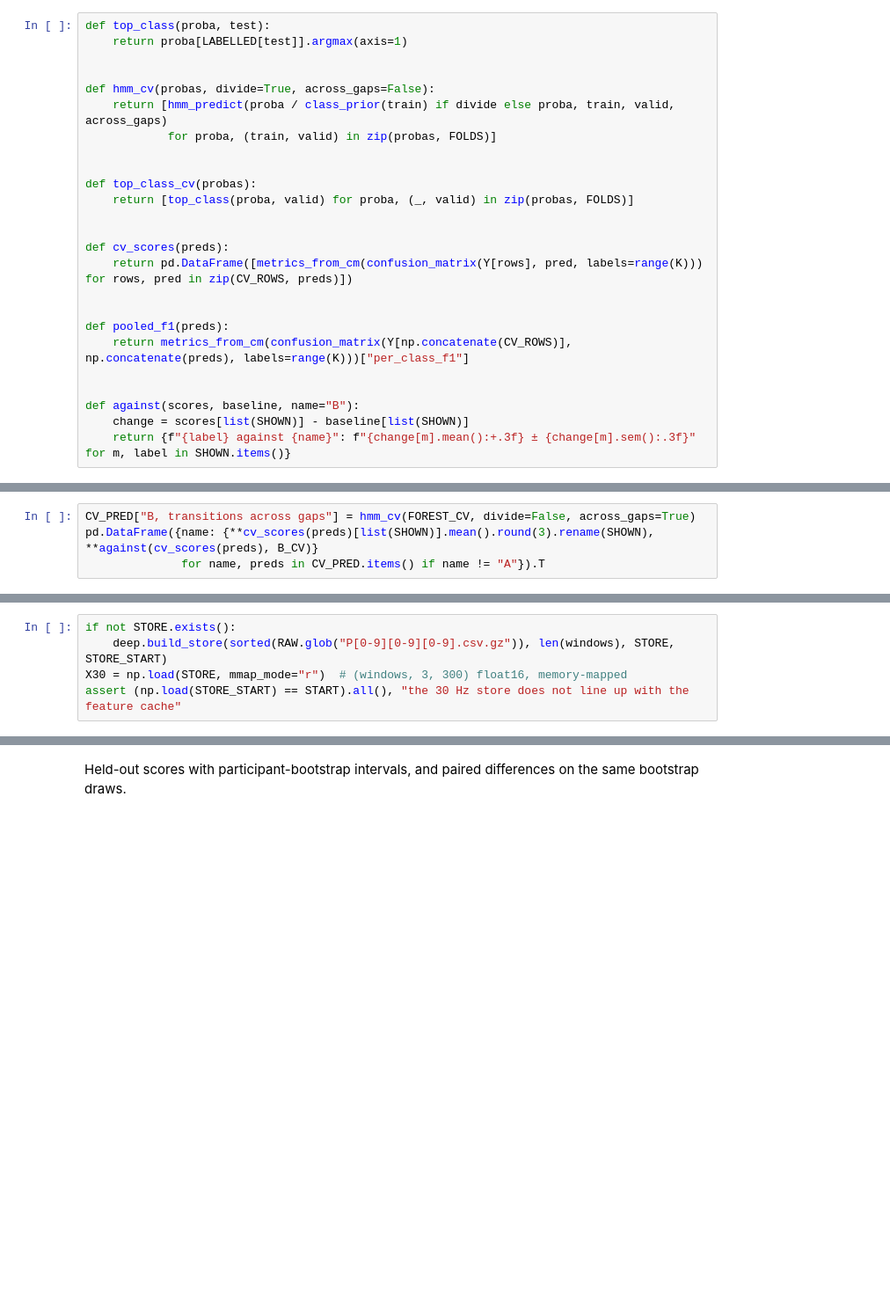
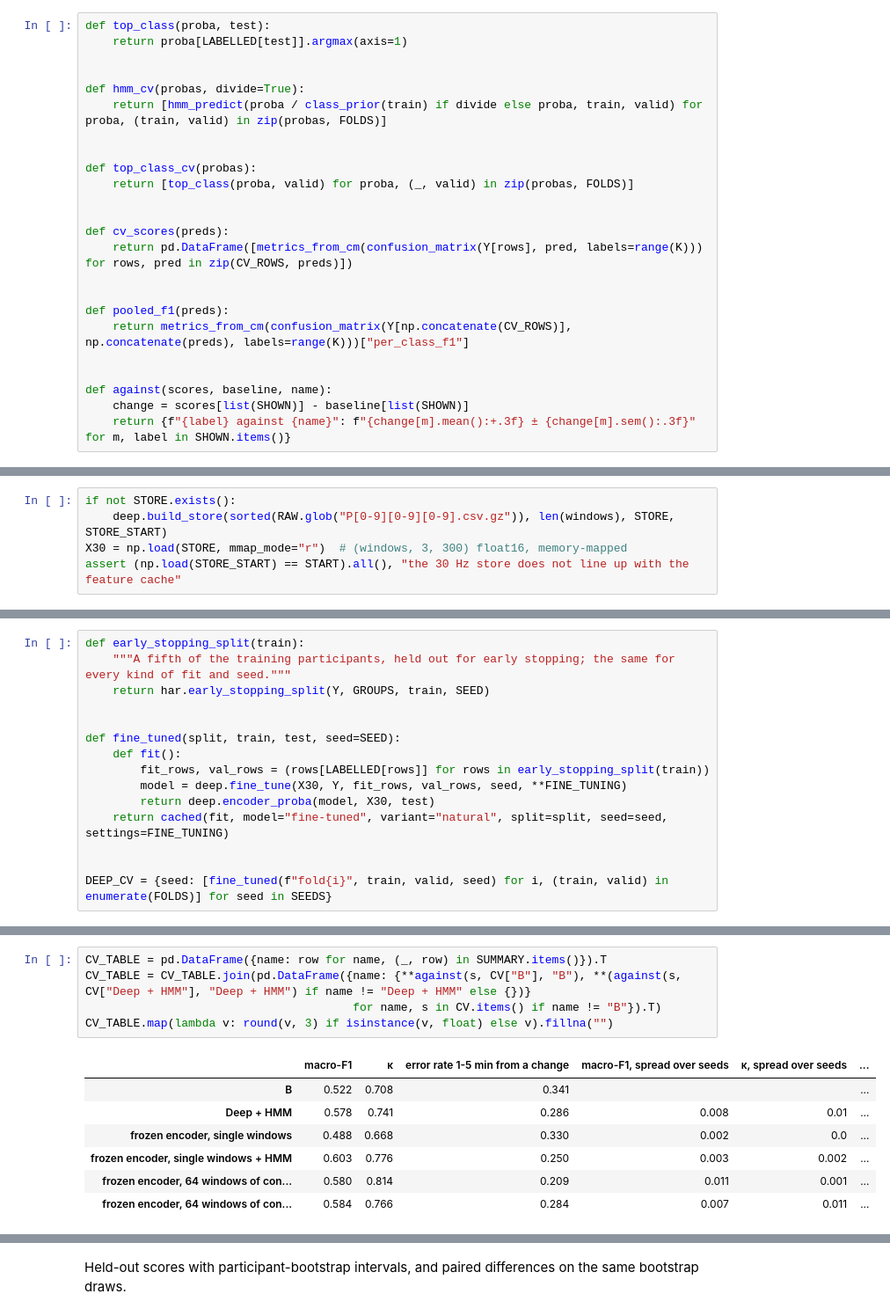
Before and after one commit to Alexr951/Capture-24, a Jupyter notebook: capture24_new_model.ipynb, the cells around one changed output, grey strips where cells are left out. Shown: that part at 88% size. Saved outputs shown, nothing was run; the diff lists cells and outputs as text; blank space fills up the shorter version.

```diff
--- a/capture24_new_model.ipynb
+++ b/capture24_new_model.ipynb
@@ -116,9 +118,8 @@ def top_class(proba, test):
     return proba[LABELLED[test]].argmax(axis=1)
 
 
-def hmm_cv(probas, divide=True, across_gaps=False):
-    return [hmm_predict(proba / class_prior(train) if divide else proba, train, valid, across_gaps)
-            for proba, (train, valid) in zip(probas, FOLDS)]
+def hmm_cv(probas, divide=True):
+    return [hmm_predict(proba / class_prior(train) if divide else proba, train, valid) for proba, (train, valid) in zip(probas, FOLDS)]
 
 
 def top_class_cv(probas):
@@ -133,7 +134,7 @@ def pooled_f1(preds):
     return metrics_from_cm(confusion_matrix(Y[np.concatenate(CV_ROWS)], np.concatenate(preds), labels=range(K)))["per_class_f1"]
 
 
-def against(scores, baseline, name="B"):
+def against(scores, baseline, name):
     change = scores[list(SHOWN)] - baseline[list(SHOWN)]
     return {f"{label} against {name}": f"{change[m].mean():+.3f} ± {change[m].sem():.3f}" for m, label in SHOWN.items()}
 # %% [markdown]
@@ -254,4 +240,0 @@ counted across unlabelled gaps: 11 zeros; chance of leaving 0.0004 to 0.0416
-# %%
-CV_PRED["B, transitions across gaps"] = hmm_cv(FOREST_CV, divide=False, across_gaps=True)
-pd.DataFrame({name: {**cv_scores(preds)[list(SHOWN)].mean().round(3).rename(SHOWN), **against(cv_scores(preds), B_CV)}
-              for name, preds in CV_PRED.items() if name != "A"}).T
@@ -553,0 +260,15 @@ HOLDOUT_PRED = {"B": hmm_predict(forest_proba(DEV, TEST), DEV, TEST),
+# %%
+def early_stopping_split(train):
+    """A fifth of the training participants, held out for early stopping; the same for every kind of fit and seed."""
+    return har.early_stopping_split(Y, GROUPS, train, SEED)
+
+
+def fine_tuned(split, train, test, seed=SEED):
+    def fit():
+        fit_rows, val_rows = (rows[LABELLED[rows]] for rows in early_stopping_split(train))
+        model = deep.fine_tune(X30, Y, fit_rows, val_rows, seed, **FINE_TUNING)
+        return deep.encoder_proba(model, X30, test)
+    return cached(fit, model="fine-tuned", variant="natural", split=split, seed=seed, settings=FINE_TUNING)
+
+
+DEEP_CV = {seed: [fine_tuned(f"fold{i}", train, valid, seed) for i, (train, valid) in enumerate(FOLDS)] for seed in SEEDS}
@@ -553,0 +338,13 @@ HOLDOUT_PRED = {"B": hmm_predict(forest_proba(DEV, TEST), DEV, TEST),
+# %%
+CV_TABLE = pd.DataFrame({name: row for name, (_, row) in SUMMARY.items()}).T
+CV_TABLE = CV_TABLE.join(pd.DataFrame({name: {**against(s, CV["B"], "B"), **(against(s, CV["Deep + HMM"], "Deep + HMM") if name != "Deep + HMM" else {})}
+                                       for name, s in CV.items() if name != "B"}).T)
+CV_TABLE.map(lambda v: round(v, 3) if isinstance(v, float) else v).fillna("")
+# %% [output]
+|  | macro-F1 | κ | error rate 1-5 min from a change | macro-F1, spread over seeds | κ, spread over seeds | ... |
+| B | 0.522 | 0.708 | 0.341 |  |  | ... |
+| Deep + HMM | 0.578 | 0.741 | 0.286 | 0.008 | 0.01 | ... |
+| frozen encoder, single windows | 0.488 | 0.668 | 0.330 | 0.002 | 0.0 | ... |
+| frozen encoder, single windows + HMM | 0.603 | 0.776 | 0.250 | 0.003 | 0.002 | ... |
+| frozen encoder, 64 windows of con... | 0.580 | 0.814 | 0.209 | 0.011 | 0.001 | ... |
+| frozen encoder, 64 windows of con... | 0.584 | 0.766 | 0.284 | 0.007 | 0.011 | ... |
```
Also changed, not shown: parts of 108 cells of this notebook, 7 other files.
